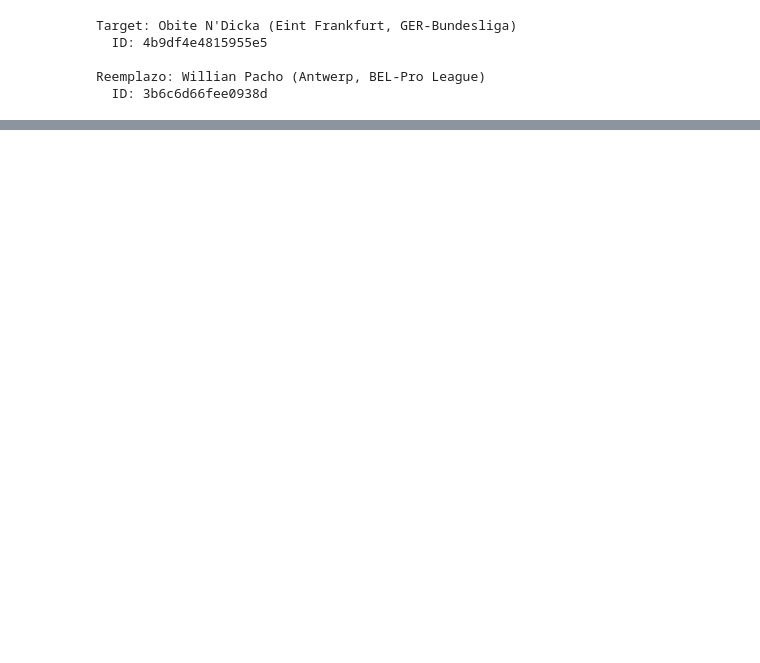
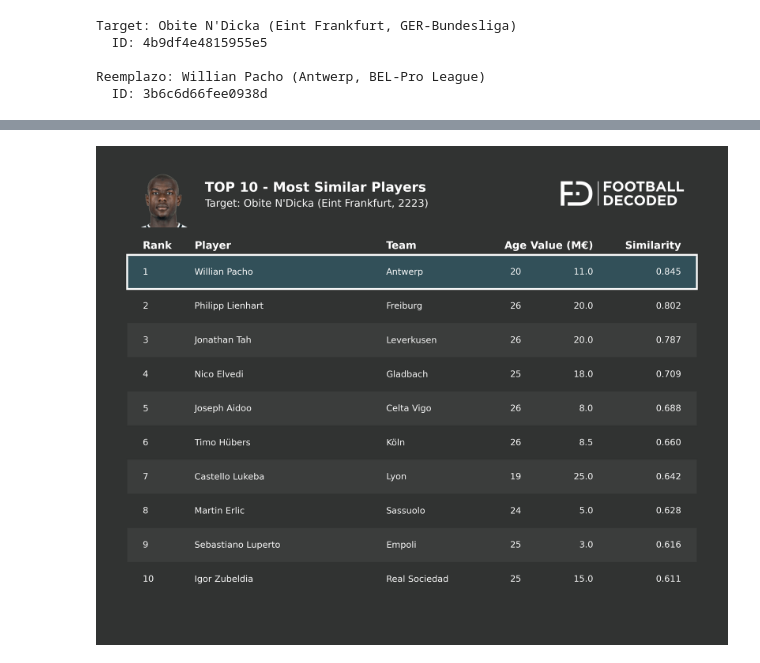
Before and after one commit to jaime-oriol/footballdecoded, a Jupyter notebook: tfm/teams/frankfurt/ndicka_pacho.ipynb, the cells around one changed output, grey strips where cells are left out. Saved outputs shown, nothing was run; the diff lists cells and outputs as text; code cells hidden in the pictures; blank space fills up the shorter version.

Commit message:
fix(tfm): apply age/market filters to full PCA pool for accurate filtered rankings

```diff
--- a/tfm/teams/frankfurt/ndicka_pacho.ipynb
+++ b/tfm/teams/frankfurt/ndicka_pacho.ipynb
@@ -24,7 +29,6 @@ from tfm.helpers.algorithms import find_similar_players_cosine
 import warnings
 warnings.filterwarnings('ignore')
 # %%
-# Build player pool: CB from Big 5 + Belgian league (22/23 season)
 big5_leagues = ['ENG-Premier League', 'ESP-La Liga', 'ITA-Serie A', 'GER-Bundesliga', 'FRA-Ligue 1']
 
 pools = []
@@ -34,10 +38,8 @@ for league in big5_leagues:
             league=league,
             season='2223',
             positions=['CB'],
-            max_market_value=20_000_000,
             min_minutes=1000,
-            max_age=25,
-            additional_filters="AND (transfermarkt_metrics->>'transfermarkt_market_value_eur')::numeric >= 5000000"
+            max_age=30
         )
         pools.append(pool)
         print(f"{league}: {len(pool)} jugadores")
@@ -50,11 +52,9 @@ try:
         league='BEL-Pro League',
         season='2223',
         positions=['CB'],
-        max_market_value=20_000_000,
         min_minutes=1000,
-        max_age=25,
-        table_type='extras',
-        additional_filters="AND (transfermarkt_metrics->>'transfermarkt_market_value_eur')::numeric >= 5000000"
+        max_age=30,
+        table_type='extras'
     )
     pools.append(pool_bel)
     print(f"BEL-Pro League: {len(pool_bel)} jugadores")
@@ -63,7 +63,7 @@ except Exception as e:
 
 pool_df = pd.concat(pools, ignore_index=True)
 
-print(f"\nPool total: {len(pool_df)} jugadores")
+print(f"\nPool PCA (estandarizado): {len(pool_df)} jugadores")
 print(f"\nDistribución por liga:")
 print(pool_df['league'].value_counts())
 # %% [output]
@@ -186,7 +186,7 @@ print(f"Per100touches Understat: {understat_per100.shape[1]} columnas")
 Per100touches FBref: 183 columnas
 Per100touches Understat: 10 columnas
 # %%
-base_cols = ['unique_player_id', 'player_name', 'team', 'league', 'season', 'position']
+base_cols = ['unique_player_id', 'player_name', 'team', 'league', 'season', 'position', 'age']
 
 df_final = pd.concat([
     full_df[base_cols],
@@ -234,7 +234,8 @@ result = find_similar_players_cosine(
     n_similar=30,
     pca_variance=0.85,
     replacement_id=replacement_id,
-    robust_scaling=False
+    robust_scaling=False,
+    return_all_scores=True
 )
 # %% [output]
 Target: Obite N'Dicka (Eint Frankfurt, GER-Bundesliga)
@@ -266,14 +357,47 @@ Visualización generada: /home/jaime/FD/data/tfm/teams/frankfurt/ndicka_pacho_to
 # %%
-# PCA Information
-pca_info = result['pca_info']
+from tfm.helpers.viz_helpers import plot_top10_ranking
 
-print("\nINFORMACIÓN PCA")
-print("="*80)
-print(f"Dimensiones originales: {pca_info['original_dimensions']}")
-print(f"Componentes retenidos: {pca_info['n_components']}")
-print(f"Varianza explicada: {pca_info['explained_variance_ratio']:.1%}")
-print(f"Ratio de compresión: {pca_info['compression_ratio']:.1%}")
-print("\nVarianza por componente (top-5):")
-for i, var in enumerate(pca_info['top_5_components_variance'], 1):
-    print(f"  PC{i}: {var:.1%}")
+# Preparar pool filtrado completo para viz
+pool_viz = pool_filtrado_completo.copy()
+
+# Eliminar rank original del PCA (viene de all_scores)
+if 'rank' in pool_viz.columns:
+    pool_viz = pool_viz.drop(columns=['rank'])
+
+# Renombrar rank_filtrado a rank para que la viz lo use
+pool_viz = pool_viz.rename(columns={'rank_filtrado': 'rank'})
+
+# Quitar age/market_value para que plot_top10_ranking los añada
+pool_viz = pool_viz.drop(columns=['age', 'market_value_m'])
+
+# Preparar result para viz
+result_viable = result.copy()
+result_viable['similar_players'] = pool_viz
+
+# Override replacement_info con rank filtrado
+if replacement_id in pool_filtrado_completo['unique_player_id'].values:
+    pacho_row = pool_filtrado_completo[pool_filtrado_completo['unique_player_id'] == replacement_id].iloc[0]
+    result_viable['replacement_info'] = {
+        'player_name': pacho_row['player_name'],
+        'unique_player_id': replacement_id,
+        'team': pacho_row['team'],
+        'league': pacho_row['league'],
+        'season': pacho_row['season'],
+        'rank': int(pacho_row['rank_filtrado']),
+        'cosine_similarity': float(pacho_row['cosine_similarity'])
+    }
+
+output_path = plot_top10_ranking(
+    result=result_viable,
+    df_data=full_df,
+    save_path='ndicka_pacho_top10_ranking.png',
+    target_face_path='/home/jaime/FD/data/blog/caras/tfm/ndicka.png',
+    highlight_target=True,
+    dpi=300
+)
+
+print(f"Visualización: {output_path}")
+
+from IPython.display import Image, display
+display(Image(filename=output_path))
 # %% [output]
@@ -293,3 +405,4 @@ Varianza por componente (top-5):
+[figure, added]
 # %%
 # Similarity Score Distribution
 dist = result['score_distribution']
```
Also changed, not shown: parts of 8 cells of this notebook, 1 other file.
